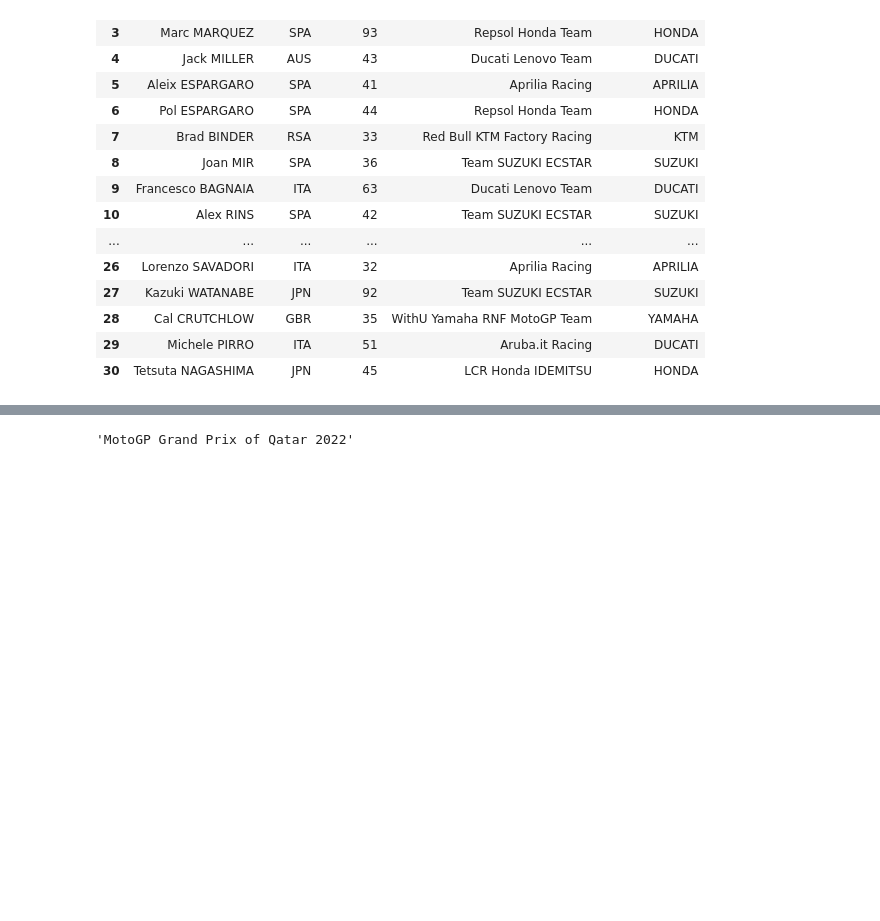
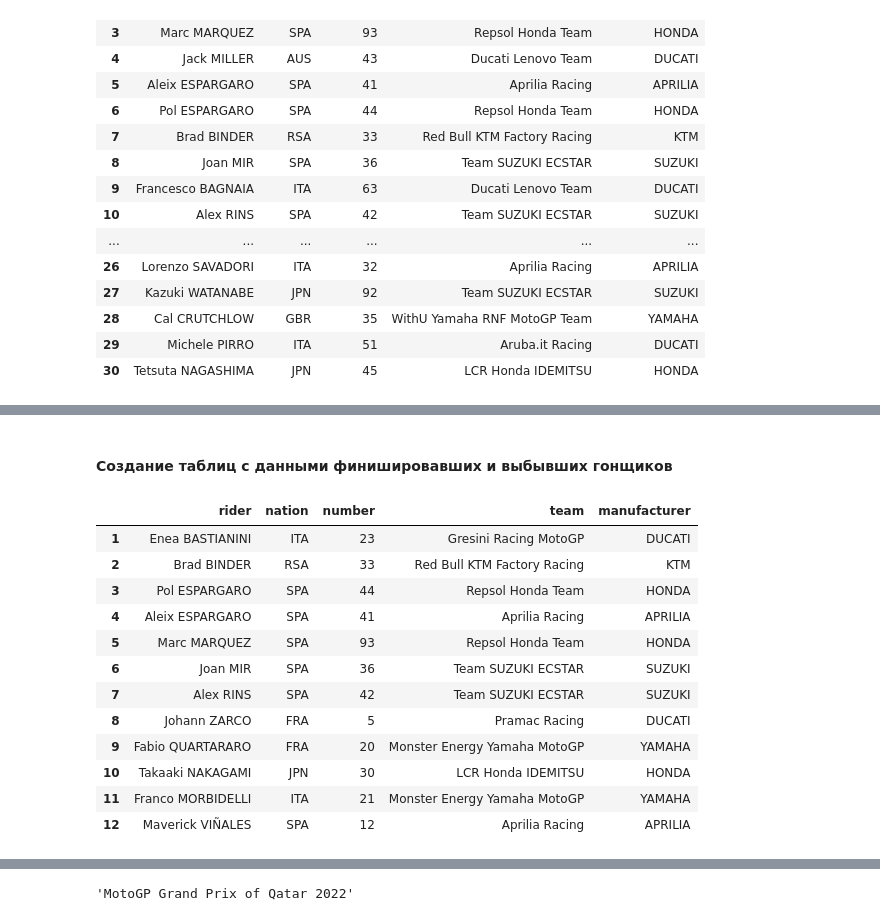
Before and after one commit to a-chasovsky/pers_motogp_analytics, a Jupyter notebook: motogp_riders_rating.ipynb, the cells around one changed output, grey strips where cells are left out. Drawn from its saved outputs; the diff is of its cells as text; code cells hidden in the pictures; blank space fills up the shorter version.

```diff
--- a/motogp_riders_rating.ipynb
+++ b/motogp_riders_rating.ipynb
@@ -168,0 +380,40 @@ riders_list_w_team = \
+# %%
+def lapchart_cut(lapchart_raw_pymupdf):
+
+    '''
+    Функция удаляет все данные, кроме строк с позициями и номерами кругов
+
+    Аргументы
+    ---------
+    - lapchart_raw_pymupdf - сырые данные, извлеченные с помощью PyMuPdf (fitz)
+
+    Возвращает
+    ----------
+    - lapchart - обрезанные данные, которые содержат неотформатированные строки с позициями
+    '''
+
+
+    # обрезаем первые 15 строк данных, так как они не содержат
+    # нужную нам информацию
+    lapchart = lapchart_raw_pymupdf[15:].copy()
+
+    # определяем индекс строк 'Lapped rider',
+    # потому что данные, находящиеся ниже неё нам не нужны
+    for line in lapchart:
+        index = lapchart.index('Lapped rider')
+
+    # удаляем эти данные
+    lapchart = lapchart[:index]
+
+    # находим индекс первой строки-начала ряда покруговок
+    # эта строка будет состоять из нескольких элементов (>1)
+    # в отличии от предыдущих
+    for line in lapchart:
+        if len(line.split()) > 1:
+            index_first = lapchart.index(line)
+            break
+
+    # удалеяем предыдущие строки, которые состоят из одного элемента
+    lapchart = lapchart[index_first:-4]
+
+    return lapchart
@@ -1825,0 +1265,2 @@ def plot_summary_create(
+# %% [markdown]
+#### Создание таблиц с данными финишировавших и выбывших гонщиков
@@ -1825,0 +1298,16 @@ def plot_summary_create(
+# %%
+riders_finished_df[:12]
+# %% [output]
+|  | rider | nation | number | team | manufacturer |
+| 1 | Enea BASTIANINI | ITA | 23 | Gresini Racing MotoGP | DUCATI |
+| 2 | Brad BINDER | RSA | 33 | Red Bull KTM Factory Racing | KTM |
+| 3 | Pol ESPARGARO | SPA | 44 | Repsol Honda Team | HONDA |
+| 4 | Aleix ESPARGARO | SPA | 41 | Aprilia Racing | APRILIA |
+| 5 | Marc MARQUEZ | SPA | 93 | Repsol Honda Team | HONDA |
+| 6 | Joan MIR | SPA | 36 | Team SUZUKI ECSTAR | SUZUKI |
+| 7 | Alex RINS | SPA | 42 | Team SUZUKI ECSTAR | SUZUKI |
+| 8 | Johann ZARCO | FRA | 5 | Pramac Racing | DUCATI |
+| 9 | Fabio QUARTARARO | FRA | 20 | Monster Energy Yamaha MotoGP | YAMAHA |
+| 10 | Takaaki NAKAGAMI | JPN | 30 | LCR Honda IDEMITSU | HONDA |
+| 11 | Franco MORBIDELLI | ITA | 21 | Monster Energy Yamaha MotoGP | YAMAHA |
+| 12 | Maverick VIÑALES | SPA | 12 | Aprilia Racing | APRILIA |
```
Also changed, not shown: parts of 124 cells of this notebook, 2 other files.
